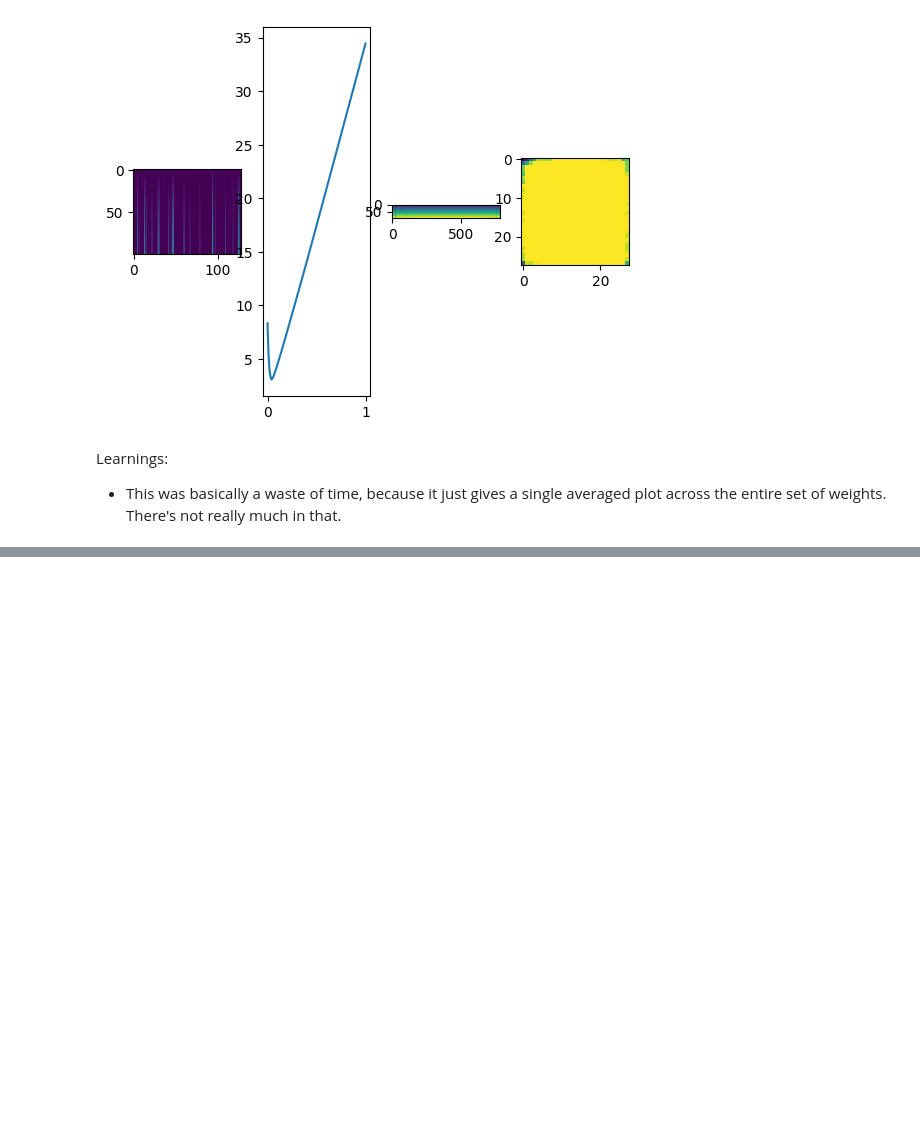
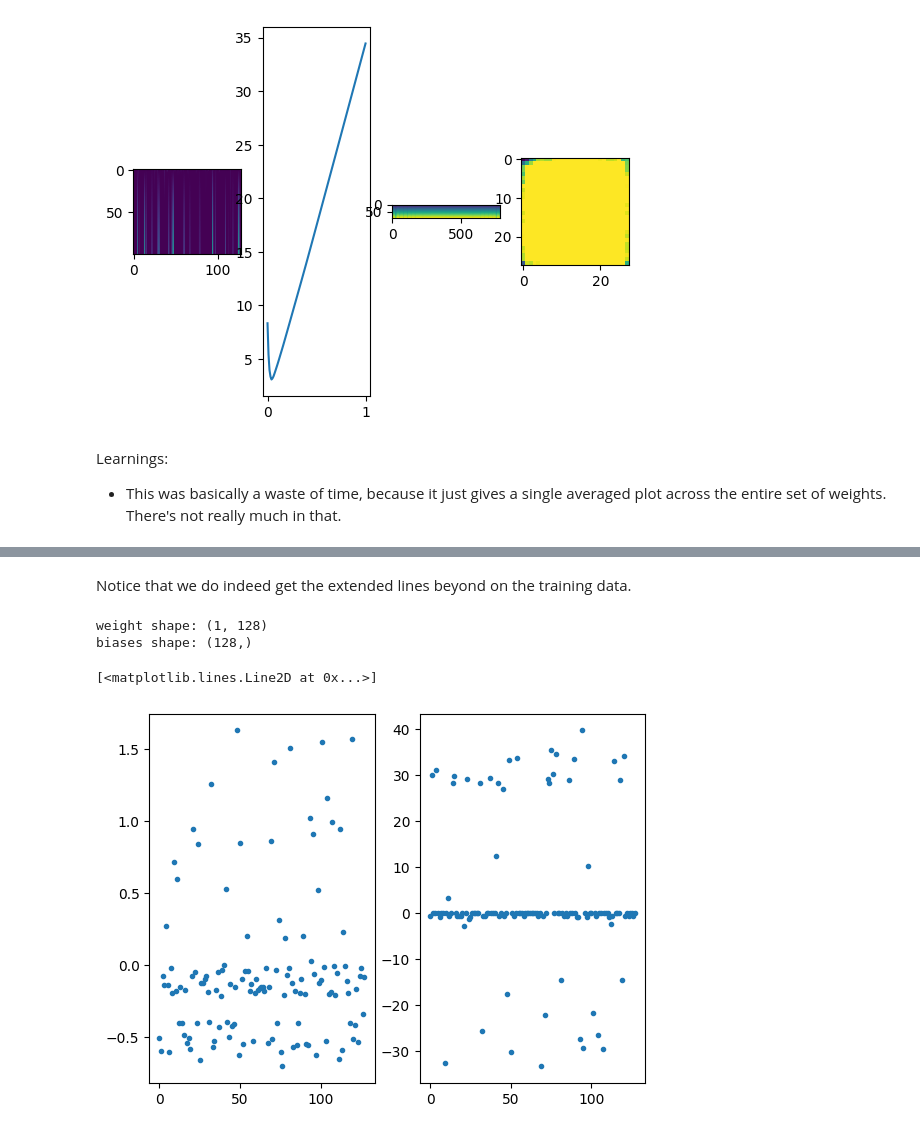
Before and after one commit to malcolmlett/training-instrumentation-toolkit, a Jupyter notebook: Weight_visualisations_v2.ipynb, the cells around one changed output, grey strips where cells are left out. Saved outputs shown, nothing was run; the diff lists cells and outputs as text; code cells hidden in the pictures; blank space fills up the shorter version.

```diff
--- a/Weight_visualisations_v2.ipynb
+++ b/Weight_visualisations_v2.ipynb
@@ -656,0 +726,16 @@ Learnings:
+# %% [markdown]
+Notice that we do indeed get the extended lines beyond on the training data.
+# %%
+weights = model.get_layer(index=0).variables[0].numpy()
+biases = model.get_layer(index=0).variables[1].numpy()
+print(f"weight shape: {weights.shape}")
+print(f"biases shape: {biases.shape}")
+plt.subplot(1,2,1)
+plt.plot(weights.reshape((-1,)), marker='.', linestyle='None')
+plt.subplot(1,2,2)
+plt.plot(biases, marker='.', linestyle='None')
+# %% [output]
+weight shape: (1, 128)
+biases shape: (128,)
+[<matplotlib.lines.Line2D at 0x...>]
+[figure, added]
```
Also changed, not shown: parts of 14 cells of this notebook.
